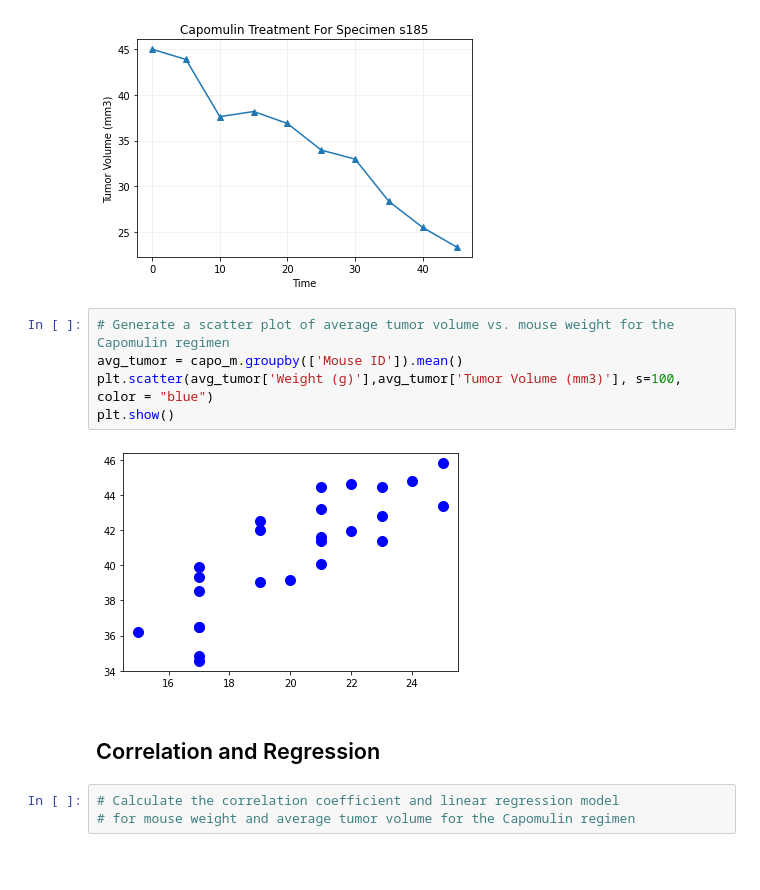
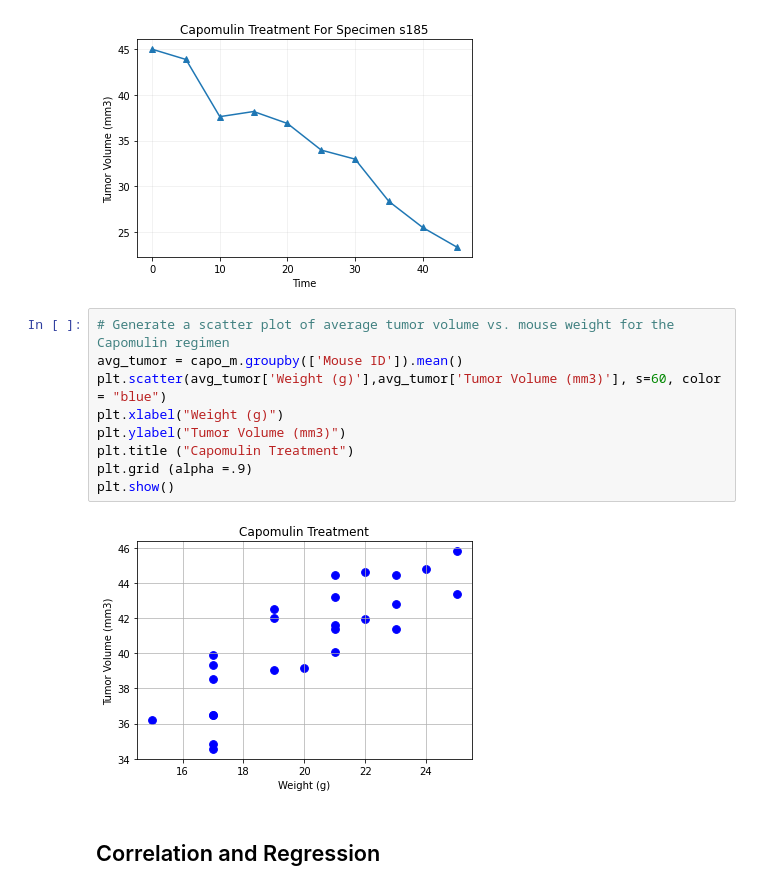
Before and after one commit to kevinsmith78/Pymaceuticals, a Jupyter notebook: main.ipynb, the cells around one changed output. Drawn from its saved outputs; the diff is of its cells as text; blank space fills up the shorter version.

```diff
--- a/main.ipynb
+++ b/main.ipynb
@@ -437,12 +437,13 @@ plt.show()
 # %%
 # Generate a scatter plot of average tumor volume vs. mouse weight for the Capomulin regimen
 avg_tumor = capo_m.groupby(['Mouse ID']).mean()
-plt.scatter(avg_tumor['Weight (g)'],avg_tumor['Tumor Volume (mm3)'], s=100, color = "blue")
+plt.scatter(avg_tumor['Weight (g)'],avg_tumor['Tumor Volume (mm3)'], s=60, color = "blue")
+plt.xlabel("Weight (g)")
+plt.ylabel("Tumor Volume (mm3)")
+plt.title ("Capomulin Treatment")
+plt.grid (alpha =.9)
 plt.show()
 # %% [output]
-[figure, old version]
+[figure, new version]
 # %% [markdown]
 ## Correlation and Regression
-# %%
-# Calculate the correlation coefficient and linear regression model
-# for mouse weight and average tumor volume for the Capomulin regimen
```
Also changed, not shown: parts of 1 cell of this notebook.
